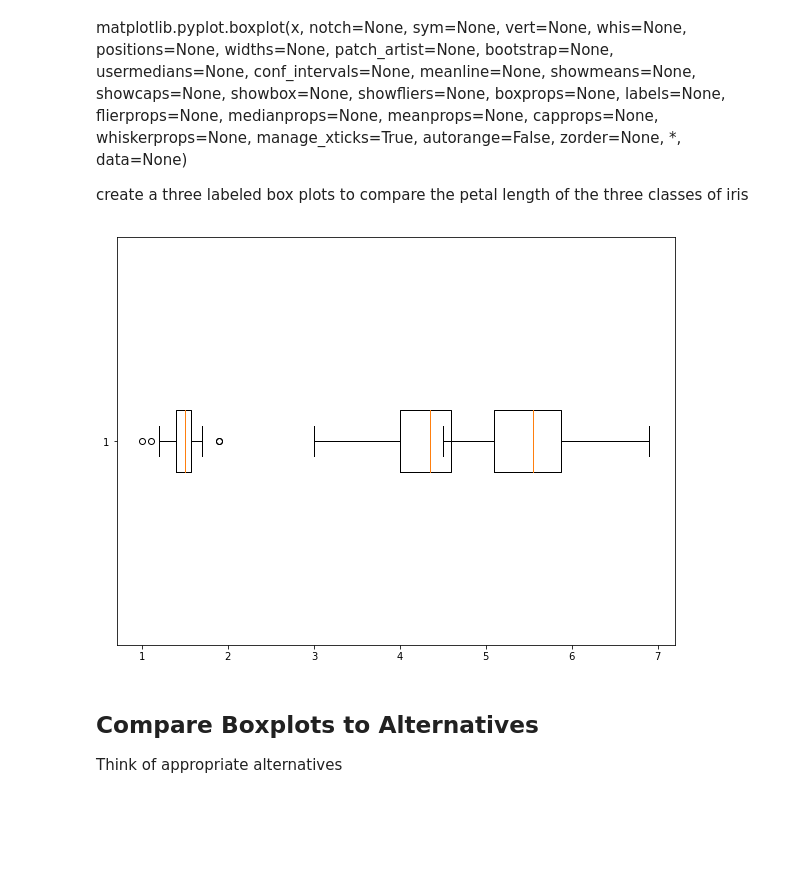
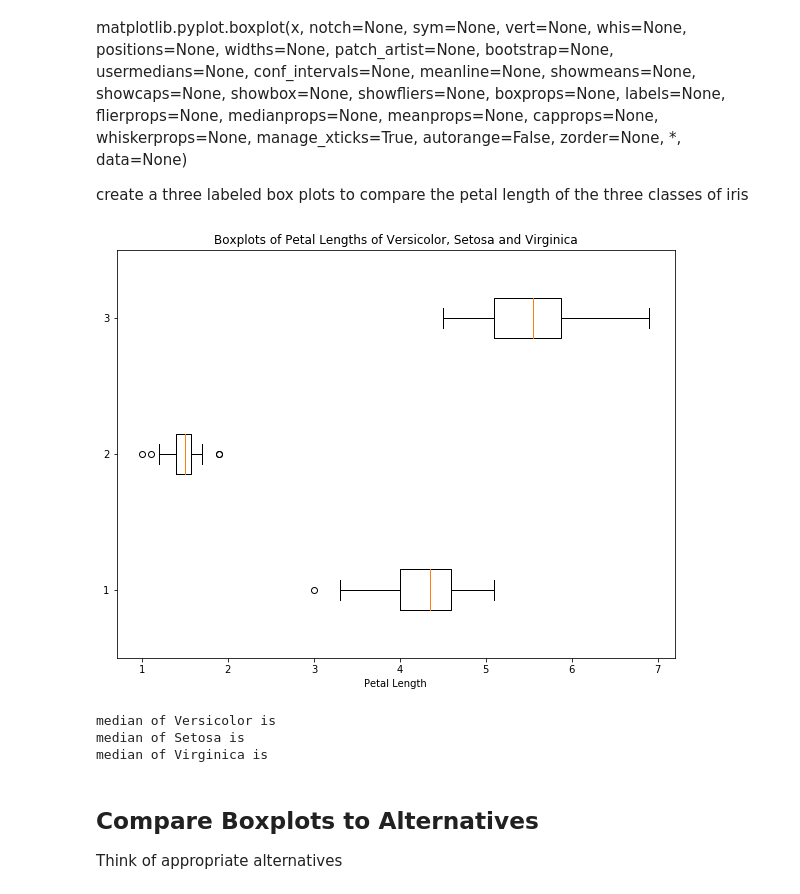
Before and after one commit to davesheils/Boxplots, a Jupyter notebook: Fundamentals of Data Analysis - Project Nov-Dec 2018.ipynb, the cells around one changed output. Saved outputs shown, nothing was run; the diff lists cells and outputs as text; code cells hidden in the pictures; blank space fills up the shorter version.

```diff
--- a/Fundamentals of Data Analysis - Project Nov-Dec 2018.ipynb
+++ b/Fundamentals of Data Analysis - Project Nov-Dec 2018.ipynb
@@ -129,25 +129,28 @@ create a three labeled box plots to compare the petal length of the three classe
 # %%
 # First break Iris dataset into three datasets
 versicolor = iris[iris['species'] == 'Iris-versicolor'] # select all rows from species where species == versicolor
 setosa = iris[iris['species'] == 'Iris-setosa'] # select all rows from species where species == versicolor
 virginica = iris[iris['species'] == 'Iris-virginica'] # select all rows from species where species == virginica
 virginica['petal_length']
 
-plt.boxplot(versicolor['petal_length'], vert= False, whis='range')
-plt.boxplot(setosa['petal_length'], vert= False)
-plt.boxplot(virginica['petal_length'], vert= False)
+plots = plt.boxplot([versicolor['petal_length'] , setosa['petal_length']   , virginica['petal_length']  ], vert= False )
+# plt.boxplot(setosa['petal_length'], positions=[2,3], vert= False, whis='range')
+# plt.boxplot(virginica['petal_length'], vert= False, whis='range' )
 
+plt.legend()
+plt.title('Boxplots of Petal Lengths of Versicolor, Setosa and Virginica')
+plt.xlabel('Petal Length')
 plt.show()
 
 
 
 # https://matplotlib.org/gallery/statistics/boxplot_demo.html
 
 
 # Next steps:
 # make them horizontal - Done
 # label them with values
 
 # How to present them so they dont ovelap
 # %% [output]
-[figure, old version]
+[figure, new version]
@@ -156,3 +157,12 @@ plt.show()
+# %%
+species = [     ['Versicolor' ,versicolor['petal_length']], ['Setosa', setosa['petal_length']], ['Virginica', virginica['petal_length']]  ]
+
+for x in species:
+    print(f'median of {x[0]} is')
+# %% [output]
+median of Versicolor is
+median of Setosa is
+median of Virginica is
 # %% [markdown]
 ## Compare Boxplots to Alternatives
 
```
Also changed, not shown: parts of 2 cells of this notebook.
